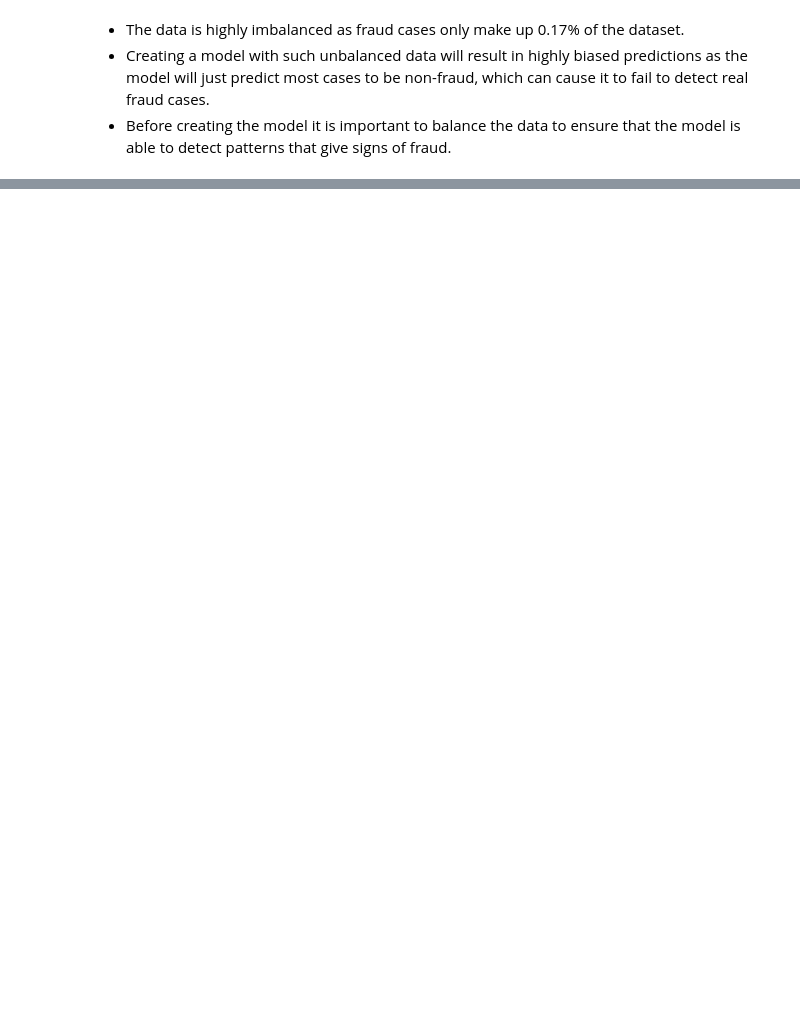
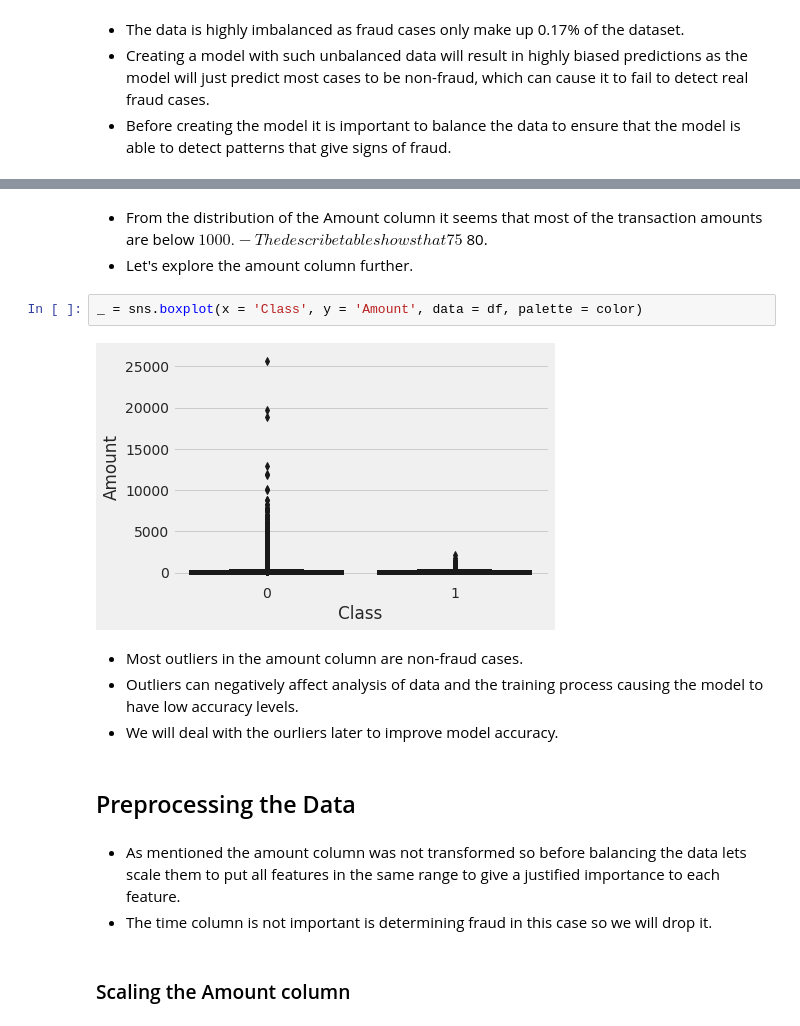
Before and after one commit to natbernard/Credit-Card-Fraud-Detection, a Jupyter notebook: Credit card fraud detection.ipynb, the cells around one changed output, grey strips where cells are left out. Saved outputs shown, nothing was run; the diff lists cells and outputs as text; blank space fills up the shorter version.

```diff
--- a/Credit card fraud detection.ipynb
+++ b/Credit card fraud detection.ipynb
@@ -105,0 +108,19 @@ plt.gcf().set_size_inches(8,6)
+# %% [markdown]
+- From the distribution of the Amount column it seems that most of the transaction amounts are below $1000.
+- The describe table shows that 75% of the transactions are below $80.
+- Let's explore the amount column further.
+# %%
+_ = sns.boxplot(x = 'Class', y = 'Amount', data = df, palette = color)
+# %% [output]
+[figure, added]
+# %% [markdown]
+- Most outliers in the amount column are non-fraud cases.
+- Outliers can negatively affect analysis of data and the training process causing the model to have low accuracy levels.
+- We will deal with the ourliers later to improve model accuracy.
+# %% [markdown]
+## Preprocessing the Data
+# %% [markdown]
+- As mentioned the amount column was not transformed so before balancing the data lets scale them to put all features in the same range to give a justified importance to each feature.
+- The time column is not important is determining fraud in this case so we will drop it.
+# %% [markdown]
+### Scaling the Amount column
```
Also changed, not shown: parts of 21 cells of this notebook.
